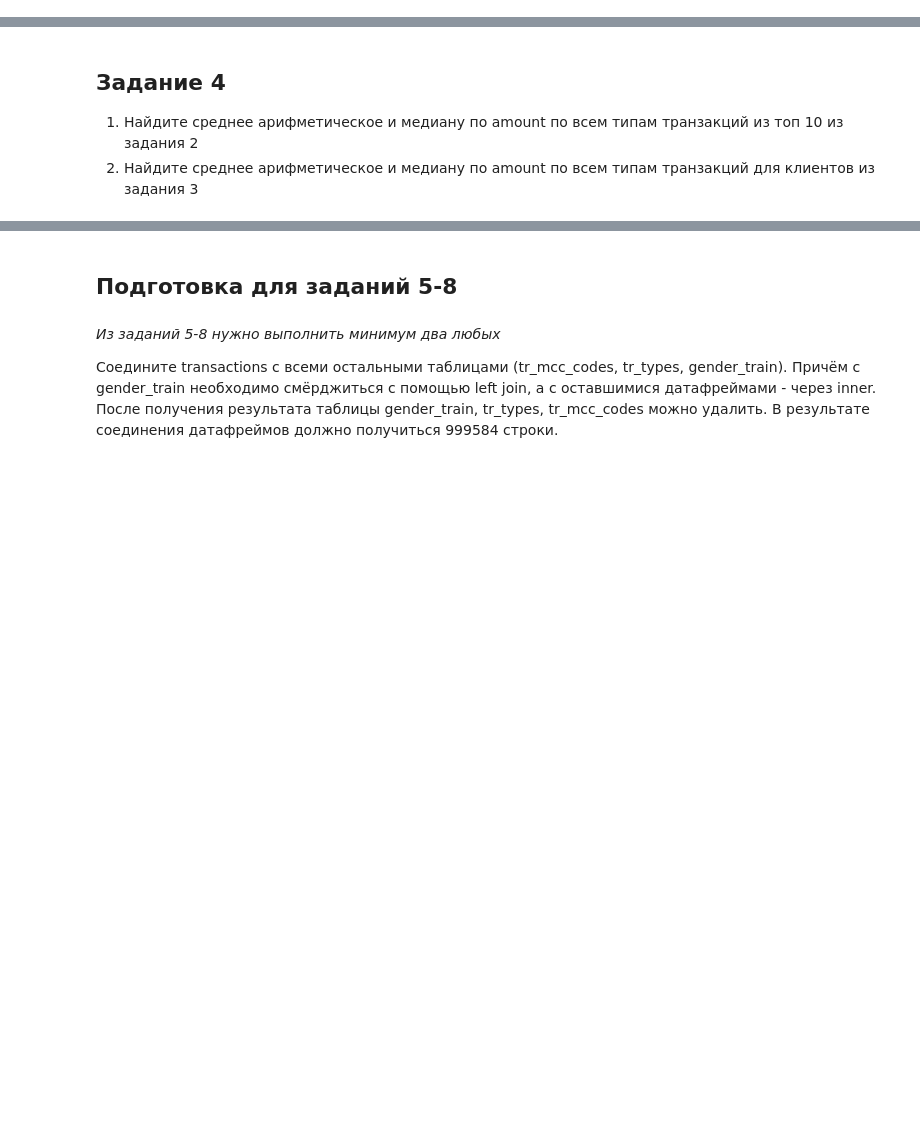
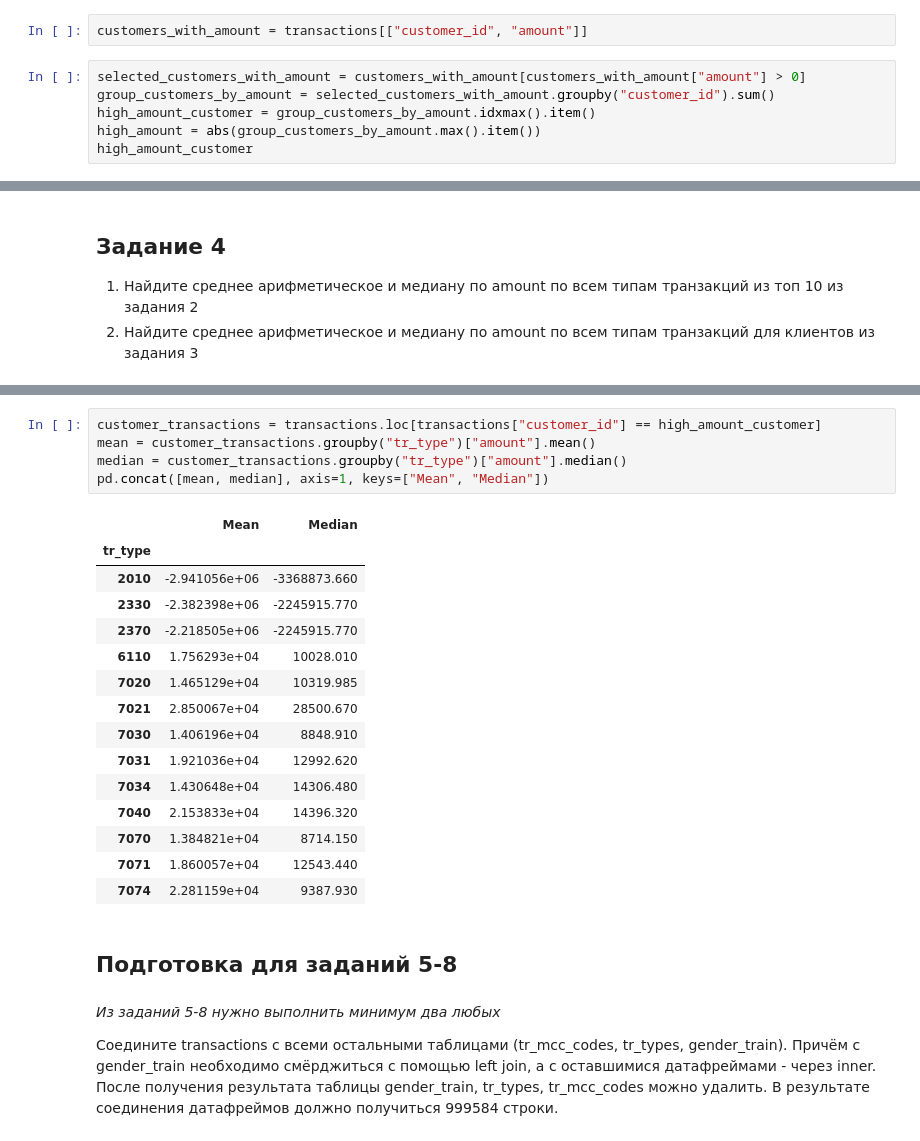
Before and after one commit to I-SER-I/I-SER-I-ITMO-ML-5-sem, a Jupyter notebook: Lab2.ipynb, the cells around one changed output, grey strips where cells are left out. Saved outputs shown, nothing was run; the diff lists cells and outputs as text; blank space fills up the shorter version.

```diff
--- a/Lab2.ipynb
+++ b/Lab2.ipynb
@@ -99,3 +133,11 @@ tr_type;tr_description
 1. В датафрейме transactions найдите клиента с максимальной суммой приходов на карту
 2. В датафрейме transactions найдите клиента с максимальной суммой расходов по карте
 3. Найдите модуль разницы для этих клиентов между суммой расходов и суммой приходов
+# %%
+customers_with_amount = transactions[["customer_id", "amount"]]
+# %%
+selected_customers_with_amount = customers_with_amount[customers_with_amount["amount"] > 0]
+group_customers_by_amount = selected_customers_with_amount.groupby("customer_id").sum()
+high_amount_customer = group_customers_by_amount.idxmax().item()
+high_amount = abs(group_customers_by_amount.max().item())
+high_amount_customer
@@ -106,3 +180,24 @@ tr_type;tr_description
+# %%
+customer_transactions = transactions.loc[transactions["customer_id"] == high_amount_customer]
+mean = customer_transactions.groupby("tr_type")["amount"].mean()
+median = customer_transactions.groupby("tr_type")["amount"].median()
+pd.concat([mean, median], axis=1, keys=["Mean", "Median"])
+# %% [output]
+|  | Mean | Median |
+| tr_type |  |  |
+| 2010 | -2.941056e+06 | -3368873.660 |
+| 2330 | -2.382398e+06 | -2245915.770 |
+| 2370 | -2.218505e+06 | -2245915.770 |
+| 6110 | 1.756293e+04 | 10028.010 |
+| 7020 | 1.465129e+04 | 10319.985 |
+| 7021 | 2.850067e+04 | 28500.670 |
+| 7030 | 1.406196e+04 | 8848.910 |
+| 7031 | 1.921036e+04 | 12992.620 |
+| 7034 | 1.430648e+04 | 14306.480 |
+| 7040 | 2.153833e+04 | 14396.320 |
+| 7070 | 1.384821e+04 | 8714.150 |
+| 7071 | 1.860057e+04 | 12543.440 |
+| 7074 | 2.281159e+04 | 9387.930 |
 # %% [markdown]
 ## Подготовка для заданий 5-8
 # %% [markdown]
```
Also changed, not shown: parts of 21 cells of this notebook.
